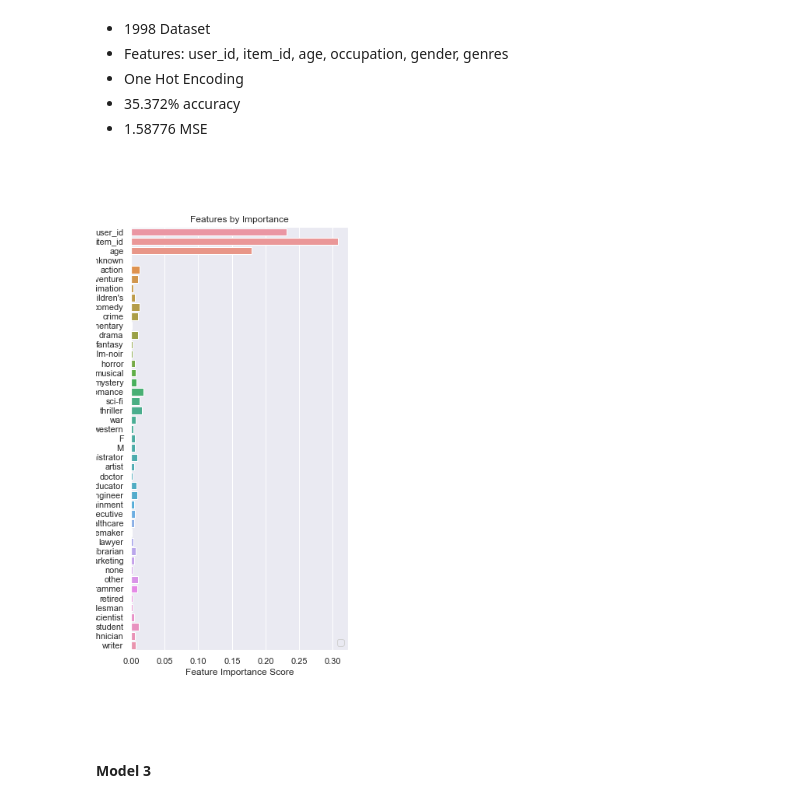
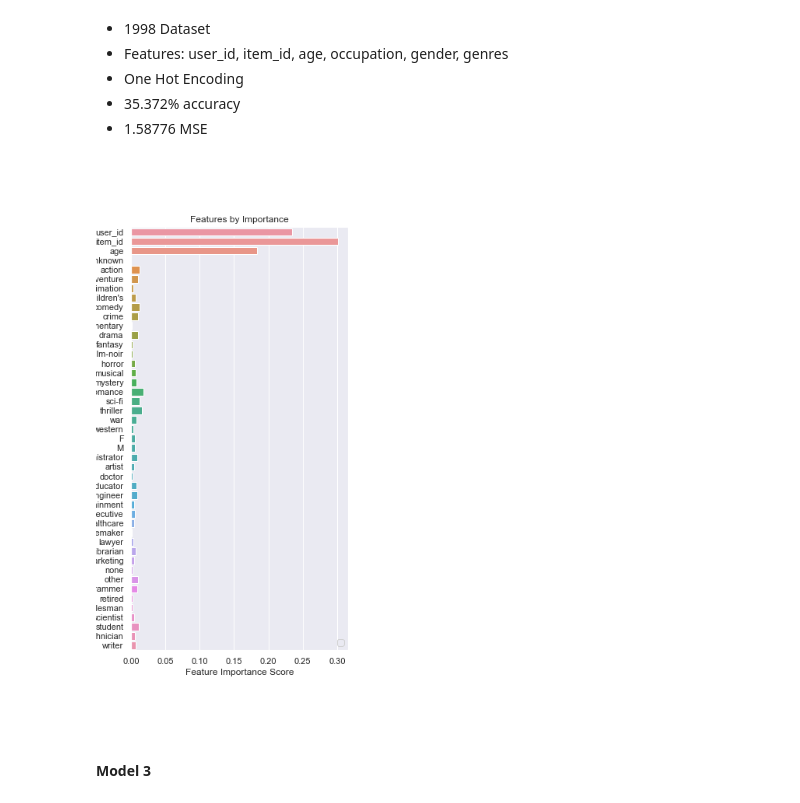
Before and after one commit to mkung8889/movie_app, a Jupyter notebook: Random Forest/Summary of Random Forest Models.ipynb, the cells around one changed output. Cells and saved outputs as stored; diff of their text form; code cells hidden in the pictures.

```diff
--- a/Random Forest/Summary of Random Forest Models.ipynb
+++ b/Random Forest/Summary of Random Forest Models.ipynb
@@ -25,9 +25,9 @@ Image("images/rf1998LE.png")
 * 1.58776 MSE
 # %%
 from IPython.display import Image
-Image("images/rf1998OHE.png")
+Image("../images/rf1998OHE.png")
 # %% [output]
-[figure, old version]
+[figure, new version]
 # %% [markdown]
 #### Model 3
 # %% [markdown]
```
Also changed, not shown: parts of 4 cells of this notebook, 5 other files.
